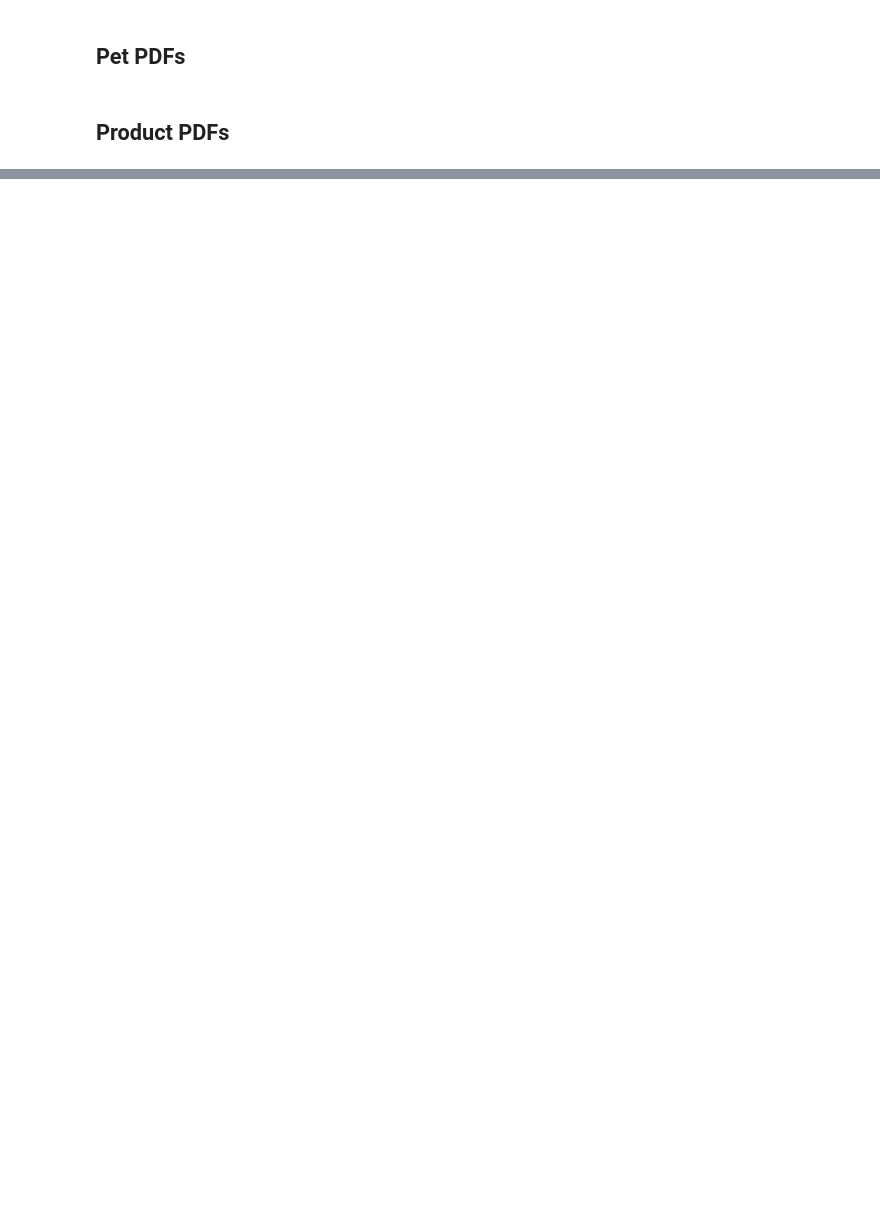
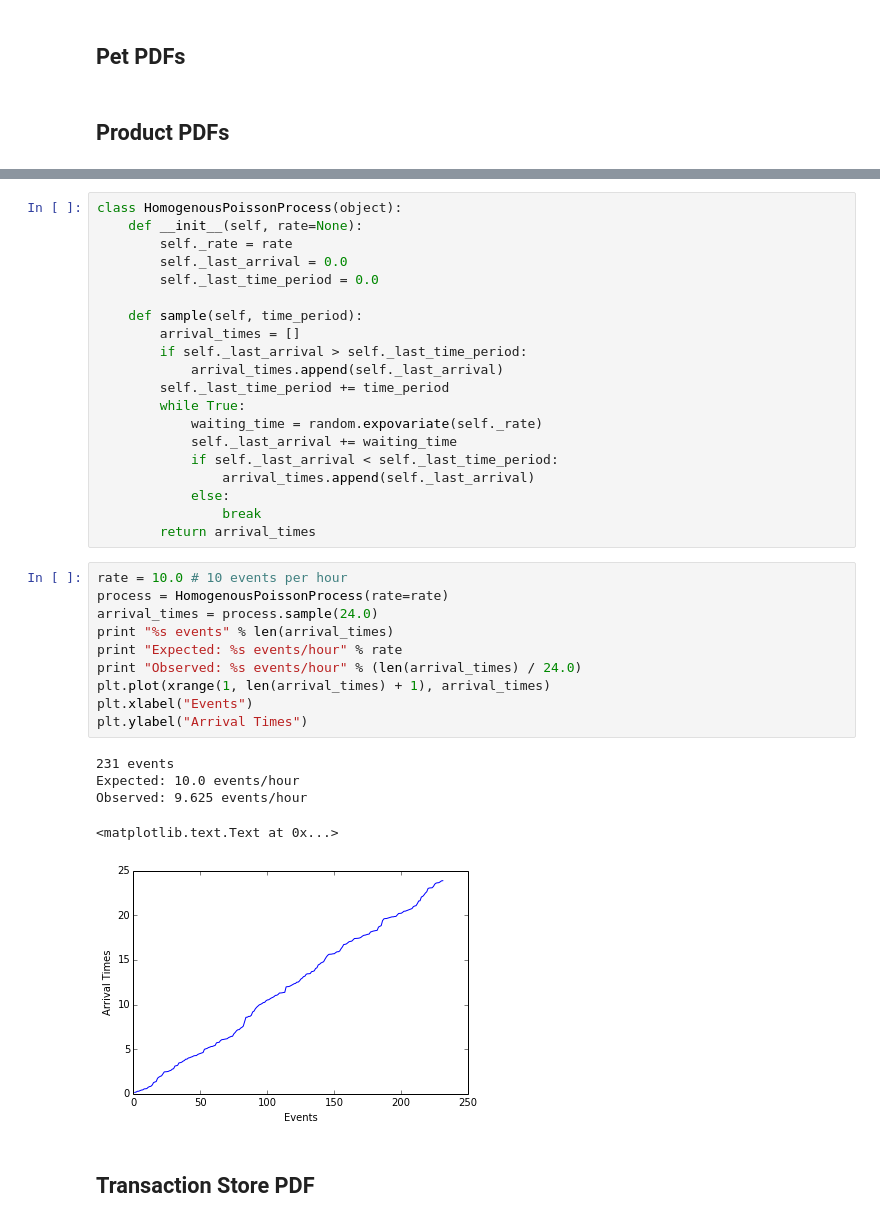
Before and after one commit to rnowling/bigpetstore-data-generator, a Jupyter notebook: notebooks/MonteCarloExample.ipynb, the cells around one changed output, grey strips where cells are left out. Saved outputs shown, nothing was run; the diff lists cells and outputs as text; blank space fills up the shorter version.

Commit message:
Added description & implementation of homogenous poisson process.

```diff
--- a/notebooks/MonteCarloExample.ipynb
+++ b/notebooks/MonteCarloExample.ipynb
@@ -830,0 +888,38 @@ plt.ylim([10, 80])
+# %%
+class HomogenousPoissonProcess(object):
+    def __init__(self, rate=None):
+        self._rate = rate
+        self._last_arrival = 0.0
+        self._last_time_period = 0.0
+
+    def sample(self, time_period):
+        arrival_times = []
+        if self._last_arrival > self._last_time_period:
+            arrival_times.append(self._last_arrival)
+        self._last_time_period += time_period
+        while True:
+            waiting_time = random.expovariate(self._rate)
+            self._last_arrival += waiting_time
+            if self._last_arrival < self._last_time_period:
+                arrival_times.append(self._last_arrival)
+            else:
+                break
+        return arrival_times
+# %%
+rate = 10.0 # 10 events per hour
+process = HomogenousPoissonProcess(rate=rate)
+arrival_times = process.sample(24.0)
+print "%s events" % len(arrival_times)
+print "Expected: %s events/hour" % rate
+print "Observed: %s events/hour" % (len(arrival_times) / 24.0)
+plt.plot(xrange(1, len(arrival_times) + 1), arrival_times)
+plt.xlabel("Events")
+plt.ylabel("Arrival Times")
+# %% [output]
+231 events
+Expected: 10.0 events/hour
+Observed: 9.625 events/hour
+<matplotlib.text.Text at 0x...>
+[figure, added]
+# %% [markdown]
+## Transaction Store PDF
```
Also changed, not shown: parts of 12 cells of this notebook.
